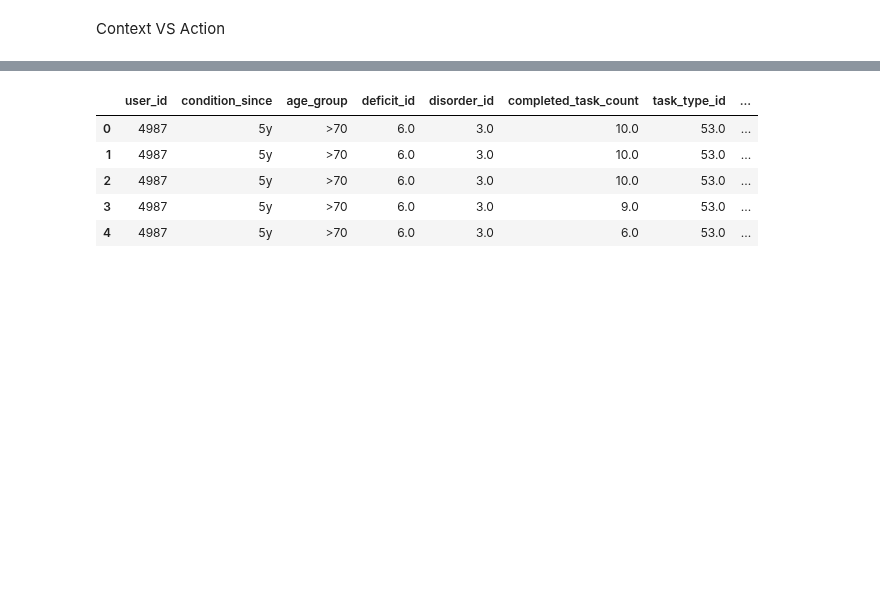
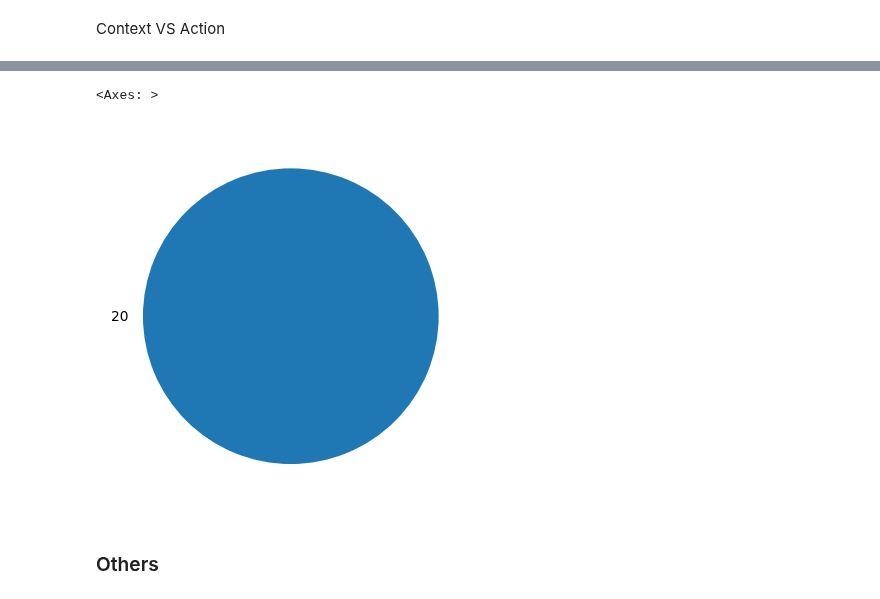
Before and after one commit to twchen88/ct_research, a Jupyter notebook: script.ipynb, the cells around one changed output, grey strips where cells are left out. Cells and saved outputs as stored; diff of their text form; code cells hidden in the pictures; blank space fills up the shorter version.

```diff
--- a/script.ipynb
+++ b/script.ipynb
@@ -106,12 +145,12 @@ KeyboardInterrupt:
+# %%
+action_df.groupby("task_type_id").size().plot.pie()
+# %% [output]
+<Axes: >
+[figure, added]
+# %% [markdown]
+### Others
 # %%
-action_df = SQL("select * from q3;", con)
+action_df = SQL("select * from constant_therapy.q3;", con)
 action_df.head()
-# %% [output]
-|  | user_id | condition_since | age_group | deficit_id | disorder_id | completed_task_count | task_type_id | ... |
-| 0 | 4987 | 5y | >70 | 6.0 | 3.0 | 10.0 | 53.0 | ... |
-| 1 | 4987 | 5y | >70 | 6.0 | 3.0 | 10.0 | 53.0 | ... |
-| 2 | 4987 | 5y | >70 | 6.0 | 3.0 | 10.0 | 53.0 | ... |
-| 3 | 4987 | 5y | >70 | 6.0 | 3.0 | 9.0 | 53.0 | ... |
-| 4 | 4987 | 5y | >70 | 6.0 | 3.0 | 6.0 | 53.0 | ... |
 # %%
 action_df.nunique()
```
Also changed, not shown: parts of 18 cells of this notebook, 4 other files.
